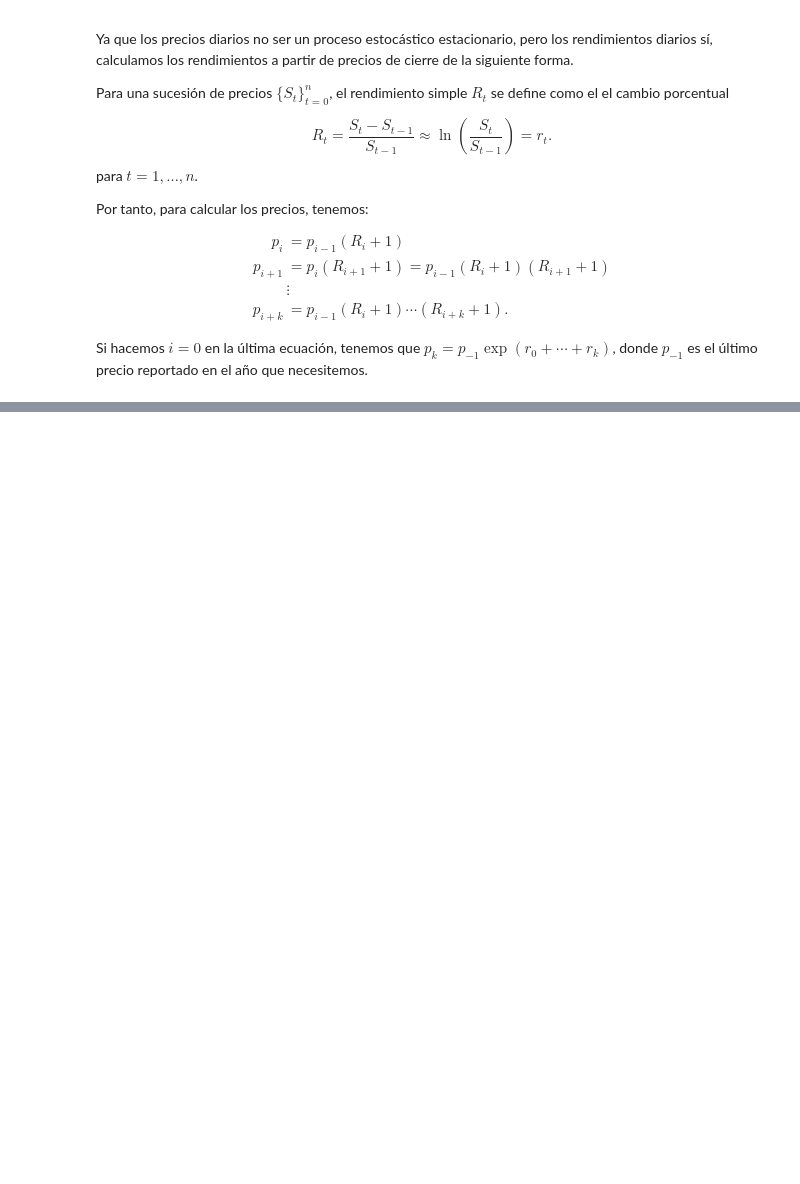
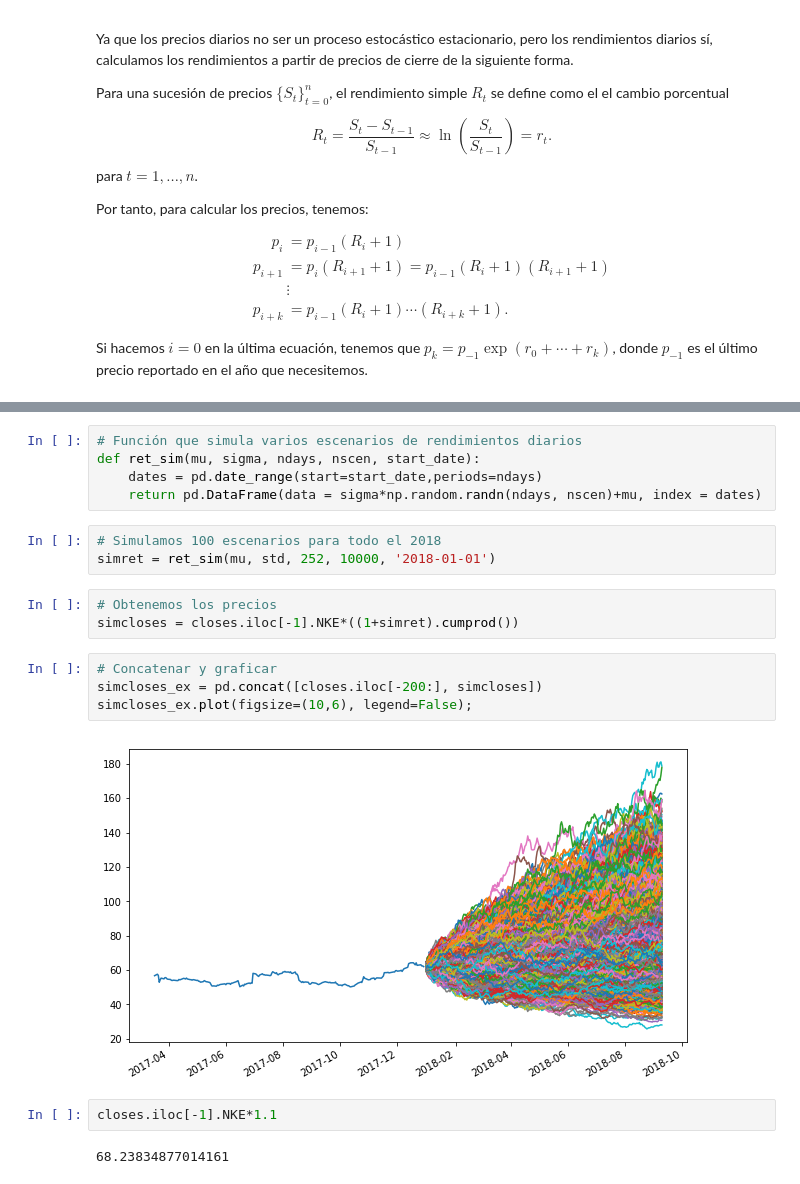
Before and after one commit to labv98/Proyecto-3, a Jupyter notebook: ProyectoModulo3_FrancoJE_FigueroaAR_BarraganVL.ipynb, the cells around one changed output, grey strips where cells are left out. Saved outputs shown, nothing was run; the diff lists cells and outputs as text; blank space fills up the shorter version.

```diff
--- a/ProyectoModulo3_FrancoJE_FigueroaAR_BarraganVL.ipynb
+++ b/ProyectoModulo3_FrancoJE_FigueroaAR_BarraganVL.ipynb
@@ -63,0 +114,21 @@ Si hacemos $i=0$ en la última ecuación, tenemos que $p_{k}=p_{-1}\exp(r_0+\cdo
+# %%
+# Función que simula varios escenarios de rendimientos diarios
+def ret_sim(mu, sigma, ndays, nscen, start_date):
+    dates = pd.date_range(start=start_date,periods=ndays)
+    return pd.DataFrame(data = sigma*np.random.randn(ndays, nscen)+mu, index = dates)
+# %%
+# Simulamos 100 escenarios para todo el 2018
+simret = ret_sim(mu, std, 252, 10000, '2018-01-01')
+# %%
+# Obtenemos los precios
+simcloses = closes.iloc[-1].NKE*((1+simret).cumprod())
+# %%
+# Concatenar y graficar
+simcloses_ex = pd.concat([closes.iloc[-200:], simcloses])
+simcloses_ex.plot(figsize=(10,6), legend=False);
+# %% [output]
+[figure, added]
+# %%
+closes.iloc[-1].NKE*1.1
+# %% [output]
+68.23834877014161
```
Also changed, not shown: parts of 11 cells of this notebook.
